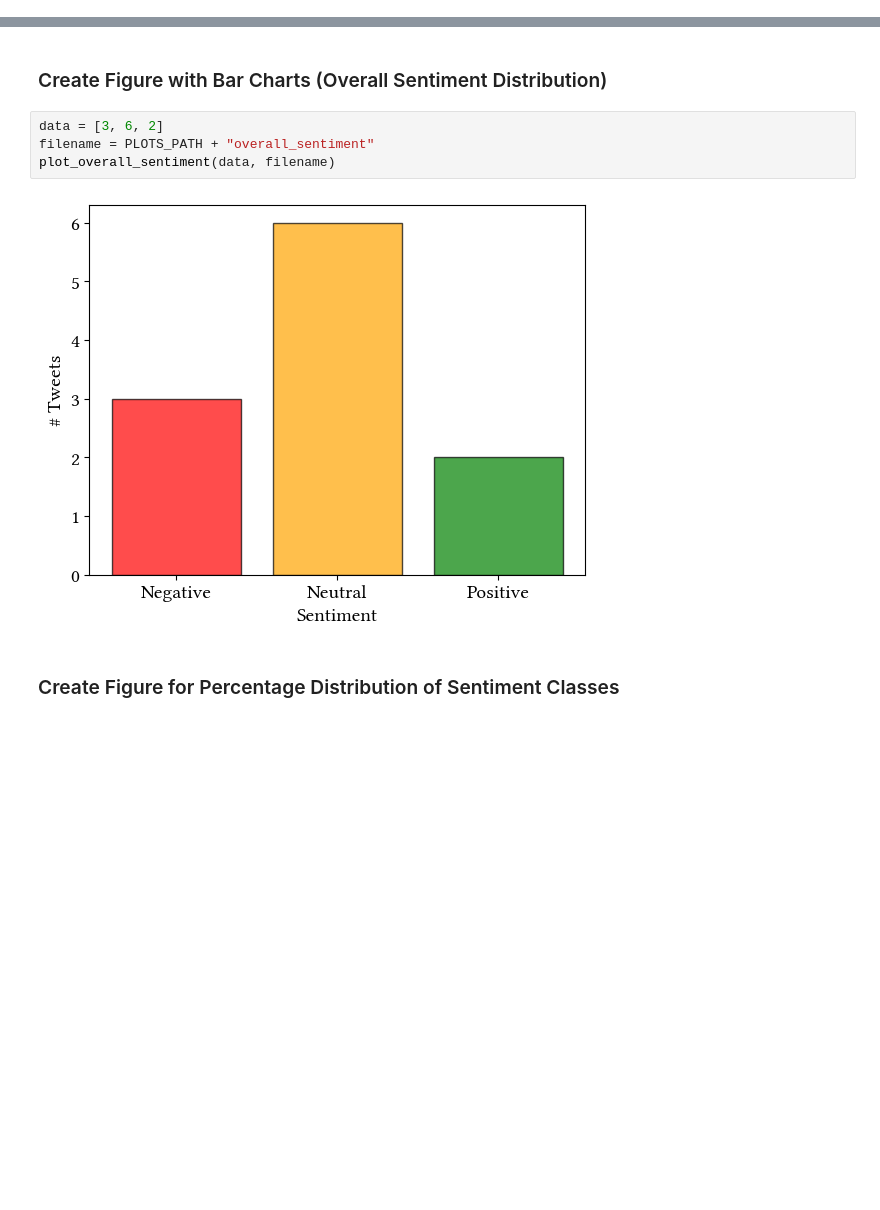
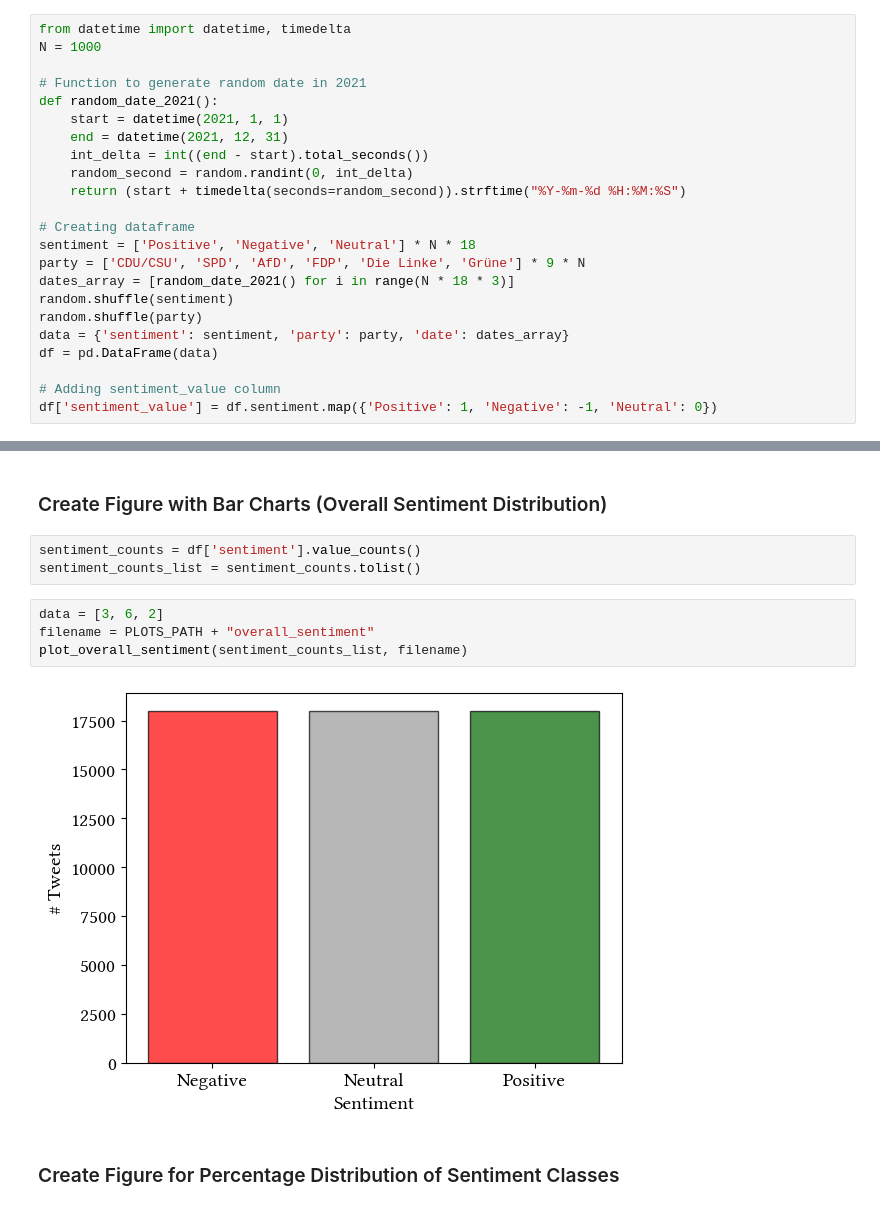
Before and after one commit to NilsHellwig/Twitter_German_Federal_Election_Perception_2021, a Jupyter notebook: 06 Dataset Analysis with Model/create_plots.ipynb, the cells around one changed output, grey strips where cells are left out. Saved outputs shown, nothing was run; the diff lists cells and outputs as text; blank space fills up the shorter version.

Commit message:
add all plots

```diff
--- a/06 Dataset Analysis with Model/create_plots.ipynb
+++ b/06 Dataset Analysis with Model/create_plots.ipynb
@@ -18,0 +23,23 @@ PLOTS_PATH = "../Plots/"
+# %%
+from datetime import datetime, timedelta
+N = 1000
+
+# Function to generate random date in 2021
+def random_date_2021():
+    start = datetime(2021, 1, 1)
+    end = datetime(2021, 12, 31)
+    int_delta = int((end - start).total_seconds())
+    random_second = random.randint(0, int_delta)
+    return (start + timedelta(seconds=random_second)).strftime("%Y-%m-%d %H:%M:%S")
+
+# Creating dataframe
+sentiment = ['Positive', 'Negative', 'Neutral'] * N * 18
+party = ['CDU/CSU', 'SPD', 'AfD', 'FDP', 'Die Linke', 'Grüne'] * 9 * N
+dates_array = [random_date_2021() for i in range(N * 18 * 3)]
+random.shuffle(sentiment)
+random.shuffle(party)
+data = {'sentiment': sentiment, 'party': party, 'date': dates_array}
+df = pd.DataFrame(data)
+
+# Adding sentiment_value column
+df['sentiment_value'] = df.sentiment.map({'Positive': 1, 'Negative': -1, 'Neutral': 0})
@@ -19,10 +62,13 @@ PLOTS_PATH = "../Plots/"
 # %% [markdown]
 ### Create Figure with Bar Charts (Overall Sentiment Distribution)
+# %%
+sentiment_counts = df['sentiment'].value_counts()
+sentiment_counts_list = sentiment_counts.tolist()
 # %%
 data = [3, 6, 2]
 filename = PLOTS_PATH + "overall_sentiment"
-plot_overall_sentiment(data, filename)
+plot_overall_sentiment(sentiment_counts_list, filename)
 # %% [output]
-[figure, old version]
+[figure, new version]
 # %% [markdown]
 ### Create Figure for Percentage Distribution of Sentiment Classes
```
Also changed, not shown: parts of 10 cells of this notebook, 13 other files.
